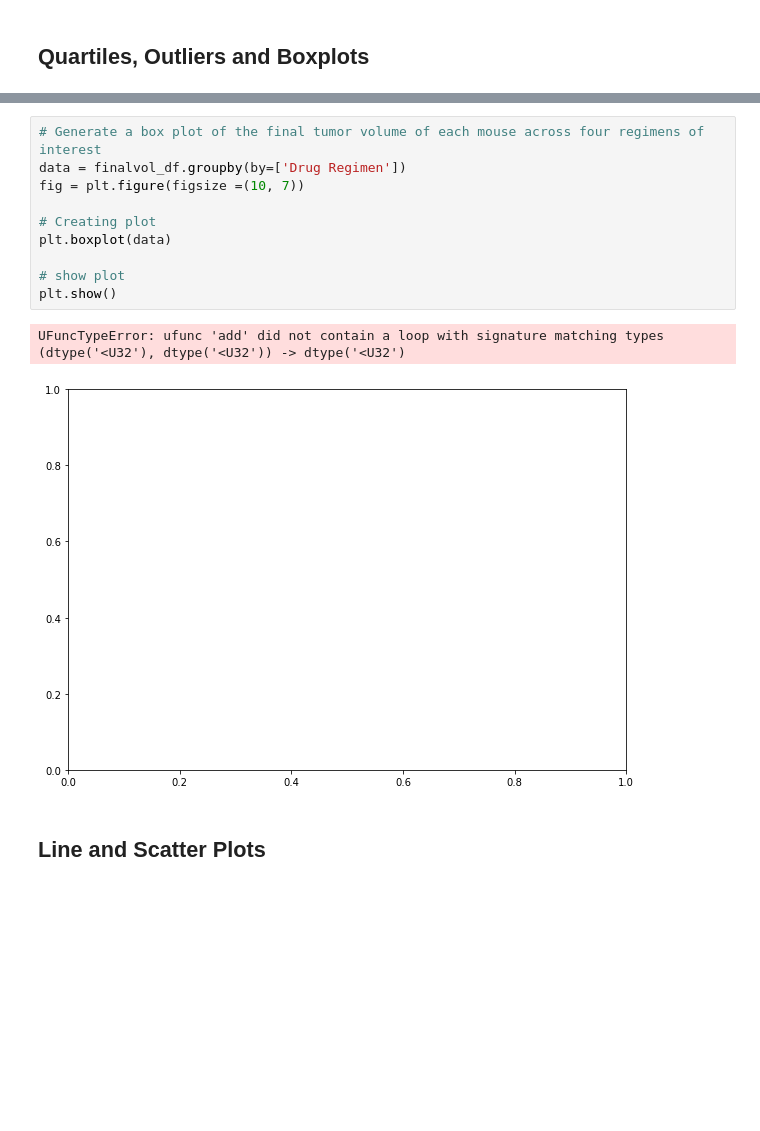
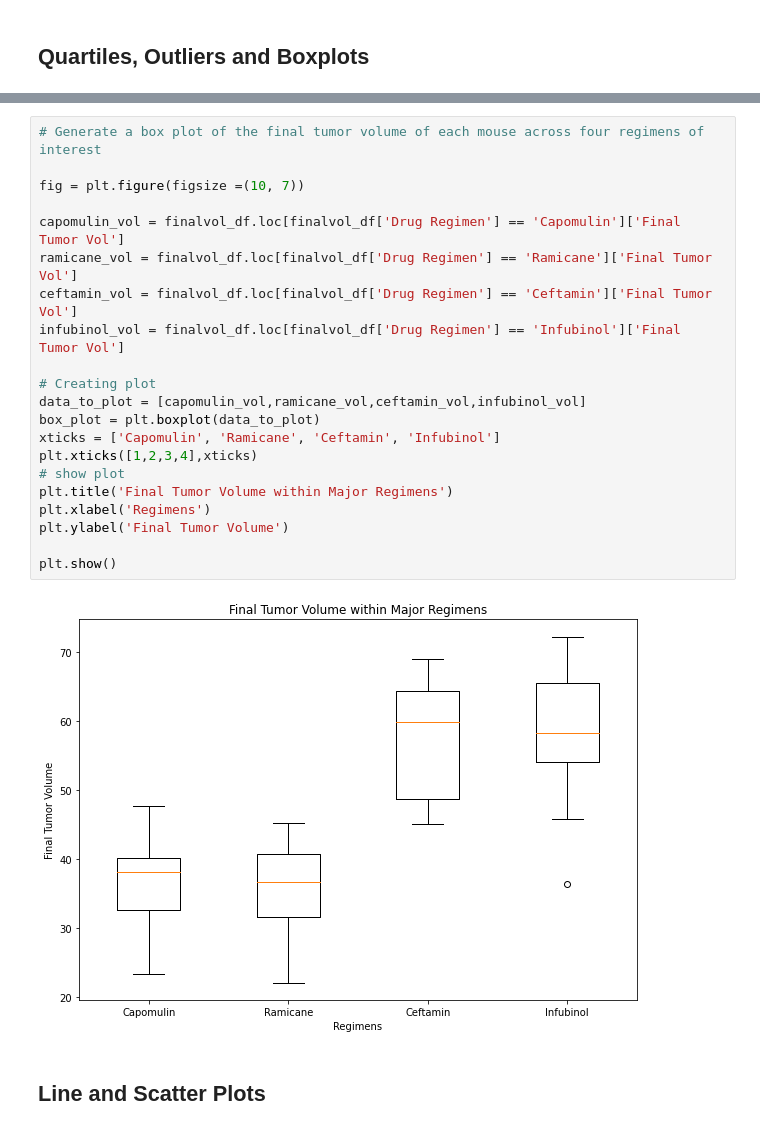
Before and after one commit to reyno255/matplotlib-challenge, a Jupyter notebook: Instructions/Pymaceuticals/main.ipynb, the cells around one changed output, grey strips where cells are left out. Drawn from its saved outputs; the diff is of its cells as text; blank space fills up the shorter version.

```diff
--- a/Instructions/Pymaceuticals/main.ipynb
+++ b/Instructions/Pymaceuticals/main.ipynb
@@ -278,16 +261,26 @@ outliers.append(lower_df)
-# %%
-# Generate a box plot of the final tumor volume of each mouse across four regimens of interest
-data = finalvol_df.groupby(by=['Drug Regimen'])
-fig = plt.figure(figsize =(10, 7))
-
-# Creating plot
-plt.boxplot(data)
-
-# show plot
-plt.show()
-# %% [output]
-UFuncTypeError: ufunc 'add' did not contain a loop with signature matching types (dtype('<U32'), dtype('<U32')) -> dtype('<U32')
-[figure, removed]
+# %%
+# Generate a box plot of the final tumor volume of each mouse across four regimens of interest
+
+fig = plt.figure(figsize =(10, 7))
+
+capomulin_vol = finalvol_df.loc[finalvol_df['Drug Regimen'] == 'Capomulin']['Final Tumor Vol']
+ramicane_vol = finalvol_df.loc[finalvol_df['Drug Regimen'] == 'Ramicane']['Final Tumor Vol']
+ceftamin_vol = finalvol_df.loc[finalvol_df['Drug Regimen'] == 'Ceftamin']['Final Tumor Vol']
+infubinol_vol = finalvol_df.loc[finalvol_df['Drug Regimen'] == 'Infubinol']['Final Tumor Vol']
+
+# Creating plot
+data_to_plot = [capomulin_vol,ramicane_vol,ceftamin_vol,infubinol_vol]
+box_plot = plt.boxplot(data_to_plot)
+xticks = ['Capomulin', 'Ramicane', 'Ceftamin', 'Infubinol']
+plt.xticks([1,2,3,4],xticks)
+# show plot
+plt.title('Final Tumor Volume within Major Regimens')
+plt.xlabel('Regimens')
+plt.ylabel('Final Tumor Volume')
+
+plt.show()
+# %% [output]
+[figure, added]
 # %% [markdown]
 ## Line and Scatter Plots
 # %%
```
Also changed, not shown: parts of 3 cells of this notebook.
